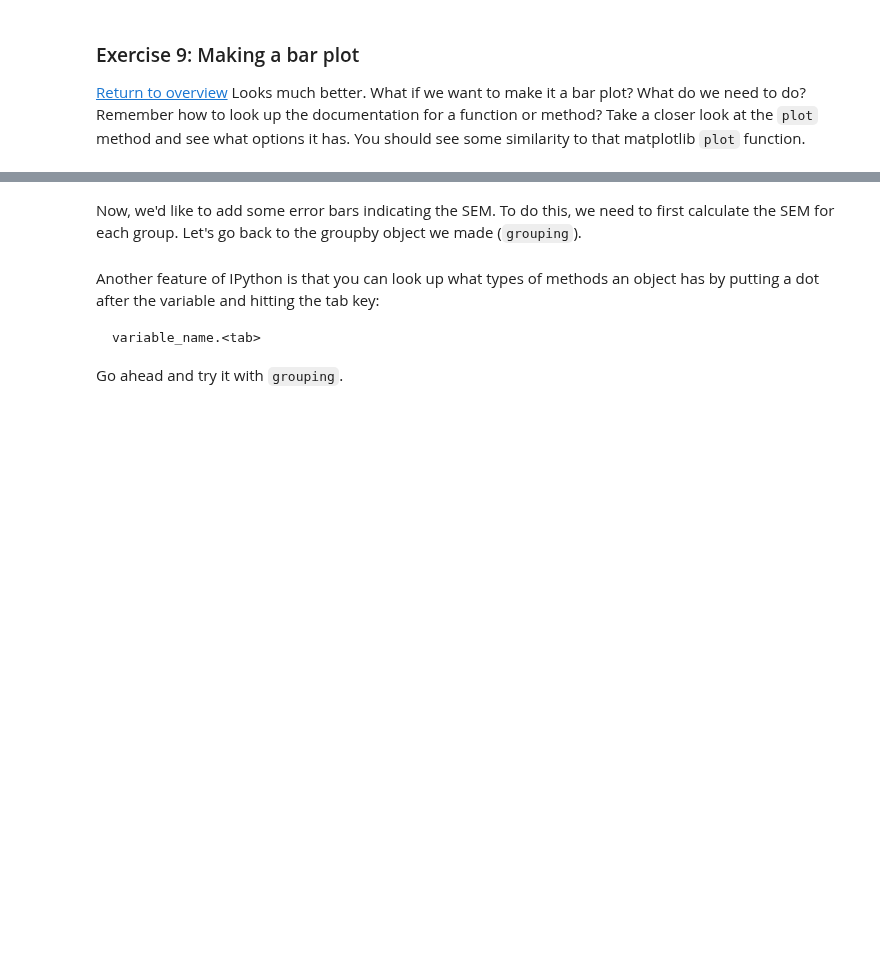
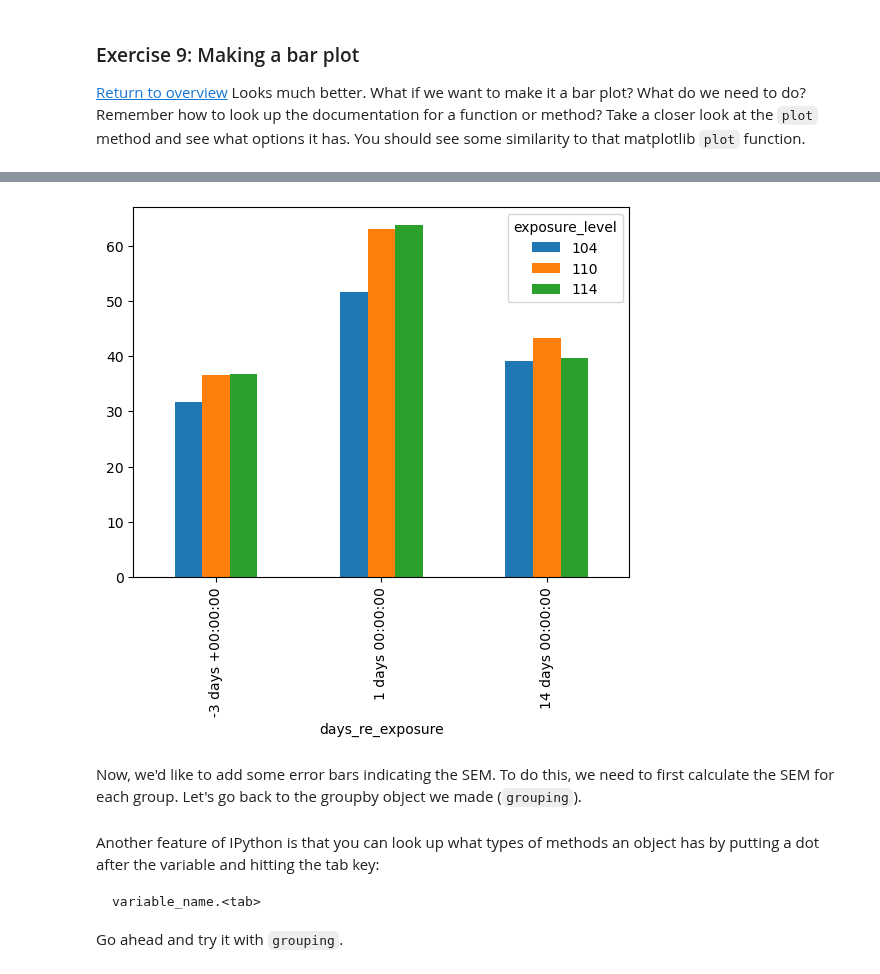
Before and after one commit to svdavid/NEUS642, a Jupyter notebook: notebooks/week3_01-18_pandas/Week3_working_with_dataframes_teacher.ipynb, the cells around one changed output, grey strips where cells are left out. Saved outputs shown, nothing was run; the diff lists cells and outputs as text; code cells hidden in the pictures; blank space fills up the shorter version.

```diff
--- a/notebooks/week3_01-18_pandas/Week3_working_with_dataframes_teacher.ipynb
+++ b/notebooks/week3_01-18_pandas/Week3_working_with_dataframes_teacher.ipynb
@@ -315,5 +575,9 @@ Looks much better. What if we want to make it a bar plot? What do we need to do?
 # %%
-%load "answers/answer_011.txt"
+# %load "answers/answer_011.txt"
+# Answer
+ax = mean_thresholds_unstacked.plot(kind='bar')
+# %% [output]
+[figure, added]
 # %% [markdown]
 Now, we'd like to add some error bars indicating the SEM. To do this, we need to first calculate the SEM for each group. Let's go back to the groupby object we made (`grouping`).
 # %%
```
Also changed, not shown: parts of 53 cells of this notebook, 3 other files.
